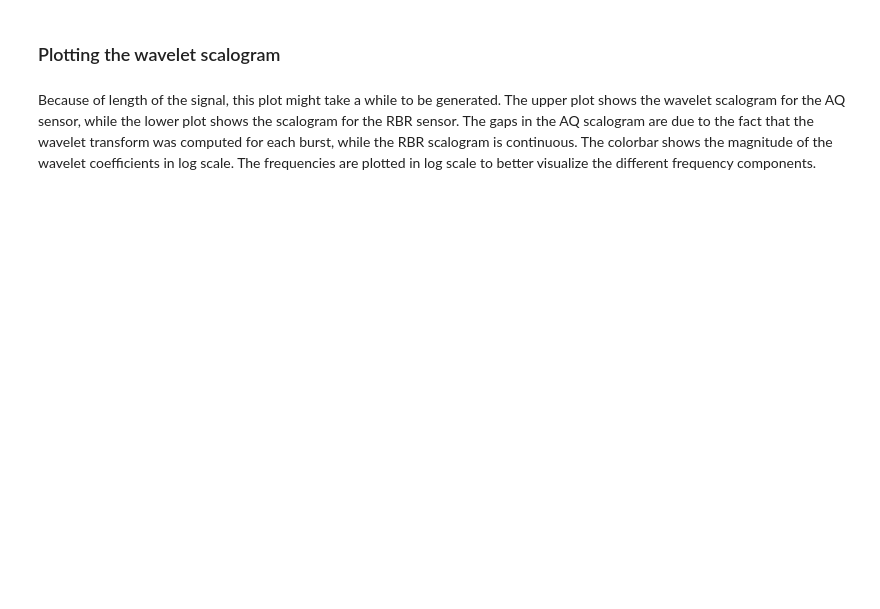
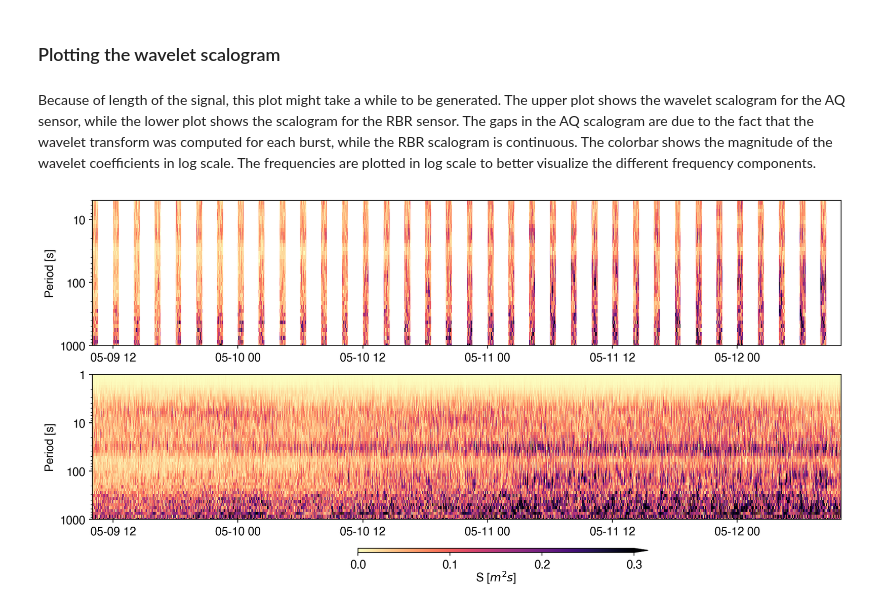
Before and after one commit to oceanicos-dev-org/oceanicospy, a Jupyter notebook: examples/analysis/spectral_analysis.ipynb, the cells around one changed output. Saved outputs shown, nothing was run; the diff lists cells and outputs as text; code cells hidden in the pictures; blank space fills up the shorter version.

```diff
--- a/examples/analysis/spectral_analysis.ipynb
+++ b/examples/analysis/spectral_analysis.ipynb
@@ -225,8 +223,11 @@ for idx,metadata in enumerate(metadata_list):
     print(type(SpectralAnalyzer))
 
     if 'AQ' in metadata:
-        coef_wavelets,freqs_wavelets = SpectralAnalyzer.compute_wavelet_scalograms(mother_wavelet='cmor1.5-1.0',points_scale=50,burst_mode=True,
-                                                                                   window_length=sampling_data[idx]['burst_length_s'],overlap=1)
+        coef_wavelets,freqs_wavelets = SpectralAnalyzer.compute_wavelet_scalograms(mother_wavelet='cmor1.5-1.0',
+                                                                                   points_scale=50,
+                                                                                   burst_mode=True,
+                                                                                   window_length=sampling_data[idx]['burst_length_s'],
+                                                                                   overlap=0.5)
         coef_wavelets = np.stack(coef_wavelets, axis=0)
         coef_wavelets_full  = coef_wavelets.transpose(1, 0, 2).reshape(len(freqs_wavelets), -1)
     else:
@@ -250,47 +254,48 @@ dict_coef_wavelets['RBR'].shape
 # %% [markdown]
 Because of length of the signal, this plot might take a while to be generated. The upper plot shows the wavelet scalogram for the AQ sensor, while the lower plot shows the scalogram for the RBR sensor. The gaps in the AQ scalogram are due to the fact that the wavelet transform was computed for each burst, while the RBR scalogram is continuous. The colorbar shows the magnitude of the wavelet coefficients in log scale. The frequencies are plotted in log scale to better visualize the different frequency components.
 # %%
-# fig,[ax1, ax2] = plt.subplots(2,1,figsize=(14,6))
+fig,[ax1, ax2] = plt.subplots(2,1,figsize=(14,6))
 
-# for idx, key in enumerate(list(dict_coef_wavelets.keys())):
-#     print(key)
+for idx, key in enumerate(list(dict_coef_wavelets.keys())):
+    # ---- Computing time dimension ---------- #
+    sampling = sampling_data[idx]
+    if 'AQ' in key:
+        start_time = sampling['start_time']
+        end_time = sampling['end_time']
+        # Exclude the last timestamp to match the number of columns in coef_wavelets_full
+        time_full = pd.date_range(start=start_time, end=end_time, freq='1s')[:-1]
+    else:
+        time = pd.date_range(start=sampling['start_time'], end=sampling['end_time'], freq=f'{int(1000/sampling["sampling_freq"])}ms')
+    # ---- Computing time dimension ---------- #
 
-#     # ---- Computing time dimension ---------- #
-#     sampling = sampling_data[idx]
-#     if 'AQ' in key:
-#         start_time = sampling['start_time']
-#         end_time = sampling['end_time']
-#         time_full = pd.date_range(start=start_time, end=end_time, freq='1s')
-#     else:
-#         time = pd.date_range(start=sampling['start_time'], end=sampling['end_time'], freq=f'{int(1000/sampling["sampling_freq"])}ms')
-#     # ---- Computing time dimension ---------- #
+    periods = 1.0 / dict_freqs_wavelets['RBR']
+    seconds_per_burst = 7200
+    valid_per_burst = 2048
 
-#     periods = 1.0 / dict_freqs_wavelets['RBR']
-#     seconds_per_burst = 7200
-#     valid_per_burst = 2048
+    if 'AQ' in key:
+        n_bursts = dict_coef_wavelets['AQ'].shape[1] // valid_per_burst
 
-#     if 'AQ' in key:
-#         n_bursts = dict_coef_wavelets['AQ'].shape[1] // valid_per_burst
+        full_blocks = []
+        for b in range(n_bursts):
+            start = b * valid_per_burst
+            end = (b + 1) * valid_per_burst
+            block_valid = dict_coef_wavelets['AQ'][:, start:end] # shape (n_freqs, 2048)
+            block_full = np.full((dict_coef_wavelets['AQ'].shape[0], seconds_per_burst), np.nan)
+            block_full[:, :valid_per_burst] = block_valid
+            full_blocks.append(block_full)
 
-#         full_blocks = []
-#         for b in range(n_bursts):
-#             start = b * valid_per_burst
-#             end = (b + 1) * valid_per_burst
-#             block_valid = dict_coef_wavelets['AQ'][:, start:end] # shape (n_freqs, 2048)
-#             block_full = np.full((dict_coef_wavelets['AQ'].shape[0], seconds_per_burst), np.nan)
-#             block_full[:, :valid_per_burst] = block_valid
-#             full_blocks.append(block_full)
+        coeffs_full = np.hstack(full_blocks)
 
-#         coeffs_full = np.hstack(full_blocks)
-
-#         cmap = plt.cm.magma_r.copy()
-#         cmap.set_bad('white')
-#         cax = ax1.pcolormesh(time_full,periods,coeffs_full,cmap=cmap,vmin=0,vmax=0.3,shading='auto')
-#         ax1.set(ylabel='Period [s]',yscale='log',ylim=(1000,5),yticks=[1000,100,10],yticklabels=['1000','100','10'])
-#         cbar_ax = fig.add_axes([0.4, 0.01, 0.3, 0.01])  # [left, bottom, width, height]
-#         cb = plt.colorbar(cax, cax=cbar_ax,extend='max',orientation='horizontal')
-#         cb.set_label('S [$m^2s$]', labelpad=0.1)
-#         cb.set_ticks([0, 0.1, 0.2, 0.3])
-#     else:
-#         cax = ax2.pcolormesh(time,periods,dict_coef_wavelets['RBR'],cmap='magma_r',vmin=0,vmax=0.3,shading='auto')
-#         ax2.set(ylabel='Period [s]',yscale='log',ylim=(1000,1),yticks=[1000,100,10,1],yticklabels=['1000','100','10','1'])
+        cmap = plt.cm.magma_r.copy()
+        cmap.set_bad('white')
+        cax = ax1.pcolormesh(time_full,periods,coeffs_full,cmap=cmap,vmin=0,vmax=0.3,shading='auto')
+        ax1.set(ylabel='Period [s]',yscale='log',ylim=(1000,5),yticks=[1000,100,10],yticklabels=['1000','100','10'])
+        cbar_ax = fig.add_axes([0.4, 0.03, 0.3, 0.01])  # [left, bottom, width, height]
+        cb = plt.colorbar(cax, cax=cbar_ax,extend='max',orientation='horizontal')
+        cb.set_label('S [$m^2s$]', labelpad=0.1)
+        cb.set_ticks([0, 0.1, 0.2, 0.3])
+    else:
+        cax = ax2.pcolormesh(time,periods,dict_coef_wavelets['RBR'],cmap='magma_r',vmin=0,vmax=0.3,shading='auto')
+        ax2.set(ylabel='Period [s]',yscale='log',ylim=(1000,1),yticks=[1000,100,10,1],yticklabels=['1000','100','10','1'])
+# %% [output]
+[figure, added]
```
Also changed, not shown: parts of 21 cells of this notebook, 15 other files.
